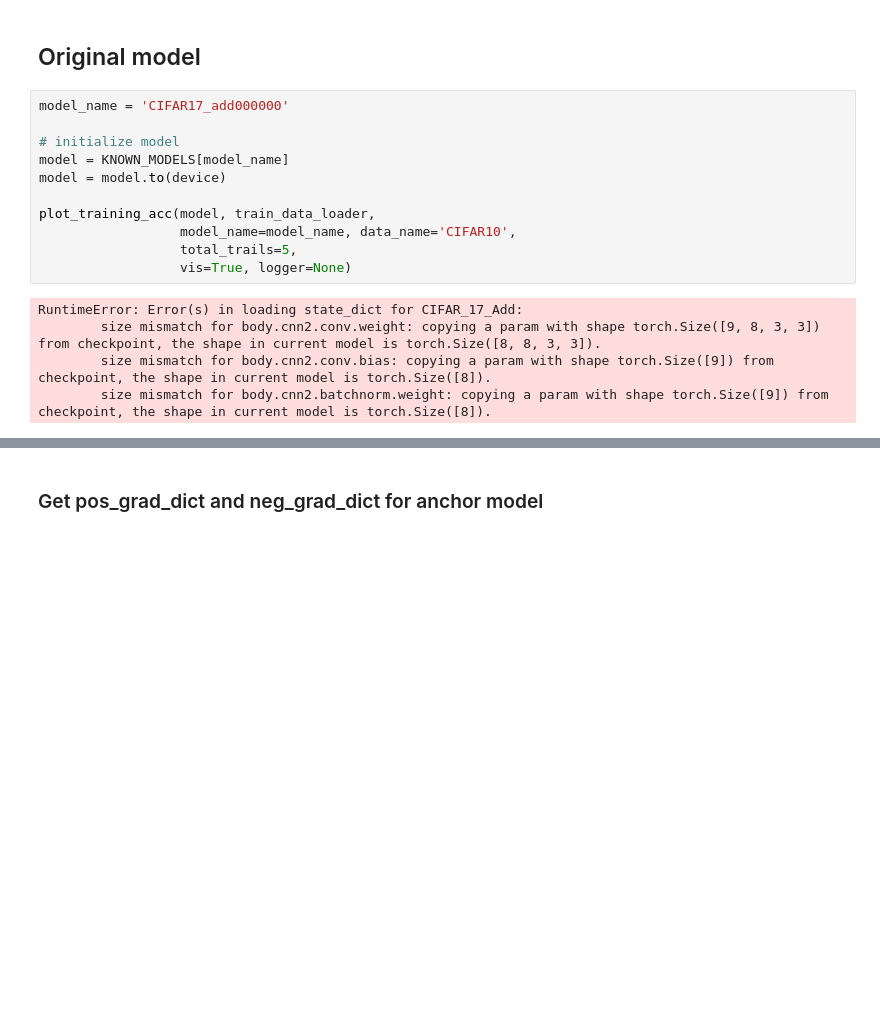
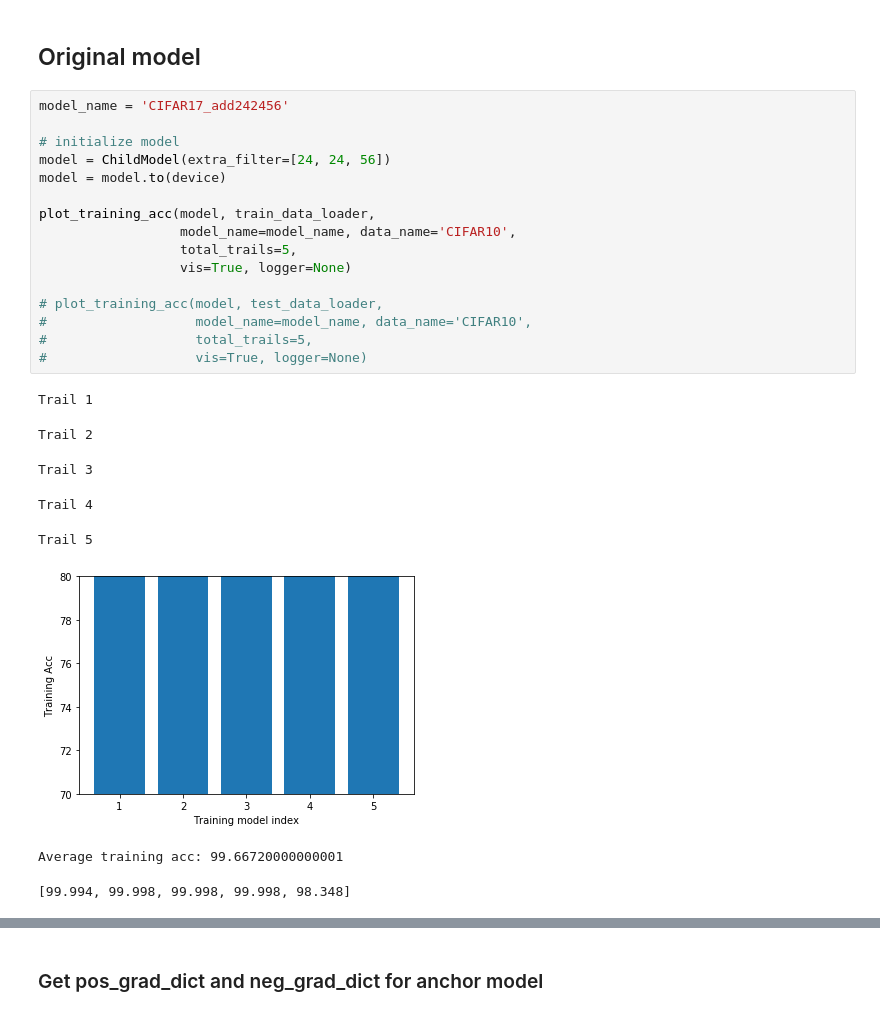
Before and after one commit to lindsey98/FYP, a Jupyter notebook: src/Visualize_gradient_contradict.ipynb, the cells around one changed output, grey strips where cells are left out. Drawn from its saved outputs; the diff is of its cells as text; blank space fills up the shorter version.

```diff
--- a/src/Visualize_gradient_contradict.ipynb
+++ b/src/Visualize_gradient_contradict.ipynb
@@ -93,20 +31,29 @@ Files already downloaded and verified
 # %% [markdown]
 ## Original model
 # %%
-model_name = 'CIFAR17_add000000'
+model_name = 'CIFAR17_add242456'
 
 # initialize model
-model = KNOWN_MODELS[model_name]
+model = ChildModel(extra_filter=[24, 24, 56])
 model = model.to(device)
 
 plot_training_acc(model, train_data_loader,
                   model_name=model_name, data_name='CIFAR10',
                   total_trails=5,
                   vis=True, logger=None)
+
+# plot_training_acc(model, test_data_loader,
+#                   model_name=model_name, data_name='CIFAR10',
+#                   total_trails=5,
+#                   vis=True, logger=None)
 # %% [output]
-RuntimeError: Error(s) in loading state_dict for CIFAR_17_Add:
-        size mismatch for body.cnn2.conv.weight: copying a param with shape torch.Size([9, 8, 3, 3]) from checkpoint, the shape in current model is torch.Size([8, 8, 3, 3]).
-        size mismatch for body.cnn2.conv.bias: copying a param with shape torch.Size([9]) from checkpoint, the shape in current model is torch.Size([8]).
-        size mismatch for body.cnn2.batchnorm.weight: copying a param with shape torch.Size([9]) from checkpoint, the shape in current model is torch.Size([8]).
+Trail 1
+Trail 2
+Trail 3
+Trail 4
+Trail 5
+[figure, added]
+Average training acc: 99.66720000000001
+[99.994, 99.998, 99.998, 99.998, 98.348]
 # %%
 plot_training_loss(model, train_data_loader,
```
Also changed, not shown: parts of 24 cells of this notebook.
